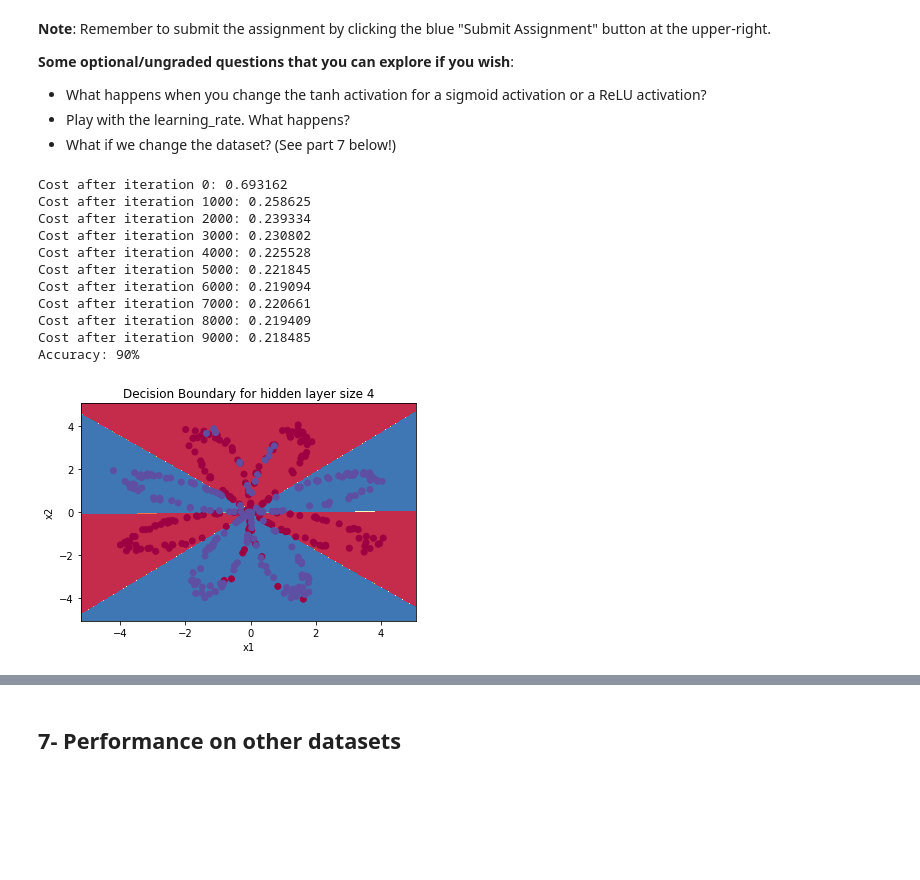
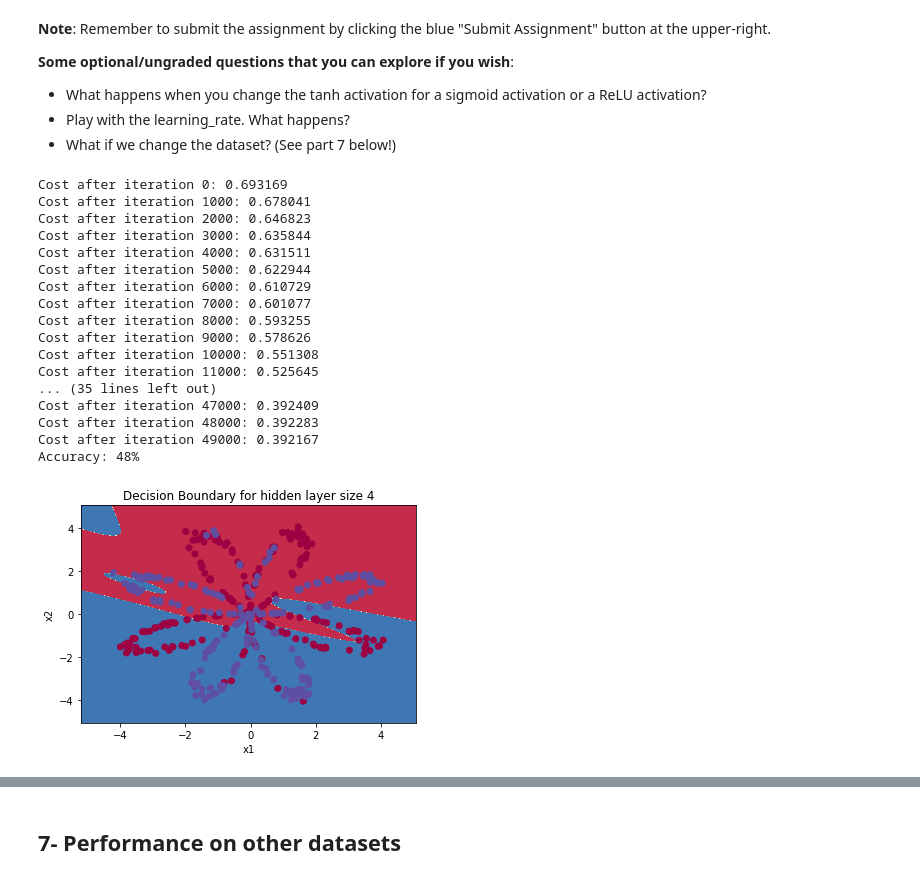
Before and after one commit to diogoalves/coursera-deep-learning-specialization, a Jupyter notebook: 01-Neural-Networks-and-Deep-Learning/week-03/Planar_data_classification_with_one_hidden_layer.ipynb, the cells around one changed output, grey strips where cells are left out. Cells and saved outputs as stored; diff of their text form; code cells hidden in the pictures; blank space fills up the shorter version.

```diff
--- a/01-Neural-Networks-and-Deep-Learning/week-03/Planar_data_classification_with_one_hidden_layer.ipynb
+++ b/01-Neural-Networks-and-Deep-Learning/week-03/Planar_data_classification_with_one_hidden_layer.ipynb
@@ -1149,7 +1146,7 @@ def update_parameters2(parameters, grads, learning_rate = 1.2):
     return parameters
 
 
-def nn_model2(X, Y, n_h, num_iterations = 10000, print_cost=False, hidden_layer_activation_function='tanh', learning_rate=1.2):
+def nn_model2(X, Y, n_h, num_iterations = 10000, print_cost=False, hidden_layer_activation_function='sigmoid', learning_rate=1.2):
     """
     Arguments:
     X -- dataset of shape (2, number of examples)
@@ -1161,43 +1158,49 @@ def nn_model2(X, Y, n_h, num_iterations = 10000, print_cost=False, hidden_layer_
 
     Returns:
     parameters -- parameters learnt by the model. They can then be used to predict.
     """
 
     np.random.seed(3)
     n_x = layer_sizes(X, Y)[0]
     n_y = layer_sizes(X, Y)[2]
 
     parameters = initialize_parameters2(n_x, n_h, n_y)
 
     for i in range(0, num_iterations):
         A2, cache = forward_propagation2(X, parameters, hidden_layer_activation_function)
         cost = compute_cost(A2, Y)
         grads = backward_propagation2(parameters, cache, X, Y, hidden_layer_activation_function)
         parameters = update_parameters2(parameters, grads, learning_rate)
 
         if print_cost and i % 1000 == 0:
             print ("Cost after iteration %i: %f" %(i, cost))
 #             print ('dW1: ', grads['dW1'])
 
     return parameters
 
-parameters = nn_model2(X, Y, n_h = 4, num_iterations = 10000, print_cost=True, hidden_layer_activation_function='tanh', learning_rate=1.2)
+parameters = nn_model2(X, Y, n_h = 10, num_iterations = 50000, print_cost=True, hidden_layer_activation_function='relu', learning_rate=0.03)
 
 plot_decision_boundary(lambda x: predict(parameters, x.T), X, Y)
 plt.title("Decision Boundary for hidden layer size " + str(4))
 
 predictions = predict(parameters, X)
 print ('Accuracy: %d' % float((np.dot(Y, predictions.T) + np.dot(1 - Y, 1 - predictions.T)) / float(Y.size) * 100) + '%')
 # %% [output]
-Cost after iteration 0: 0.693162
-Cost after iteration 1000: 0.258625
-Cost after iteration 2000: 0.239334
-Cost after iteration 3000: 0.230802
-Cost after iteration 4000: 0.225528
-Cost after iteration 5000: 0.221845
-Cost after iteration 6000: 0.219094
-Cost after iteration 7000: 0.220661
-Cost after iteration 8000: 0.219409
-Cost after iteration 9000: 0.218485
-Accuracy: 90%
+Cost after iteration 0: 0.693169
+Cost after iteration 1000: 0.678041
+Cost after iteration 2000: 0.646823
+Cost after iteration 3000: 0.635844
+Cost after iteration 4000: 0.631511
+Cost after iteration 5000: 0.622944
+Cost after iteration 6000: 0.610729
+Cost after iteration 7000: 0.601077
+Cost after iteration 8000: 0.593255
+Cost after iteration 9000: 0.578626
+Cost after iteration 10000: 0.551308
+Cost after iteration 11000: 0.525645
+... (35 lines left out)
+Cost after iteration 47000: 0.392409
+Cost after iteration 48000: 0.392283
+Cost after iteration 49000: 0.392167
+Accuracy: 48%
-[figure, old version]
+[figure, new version]
```
Also changed, not shown: parts of 3 cells of this notebook.
